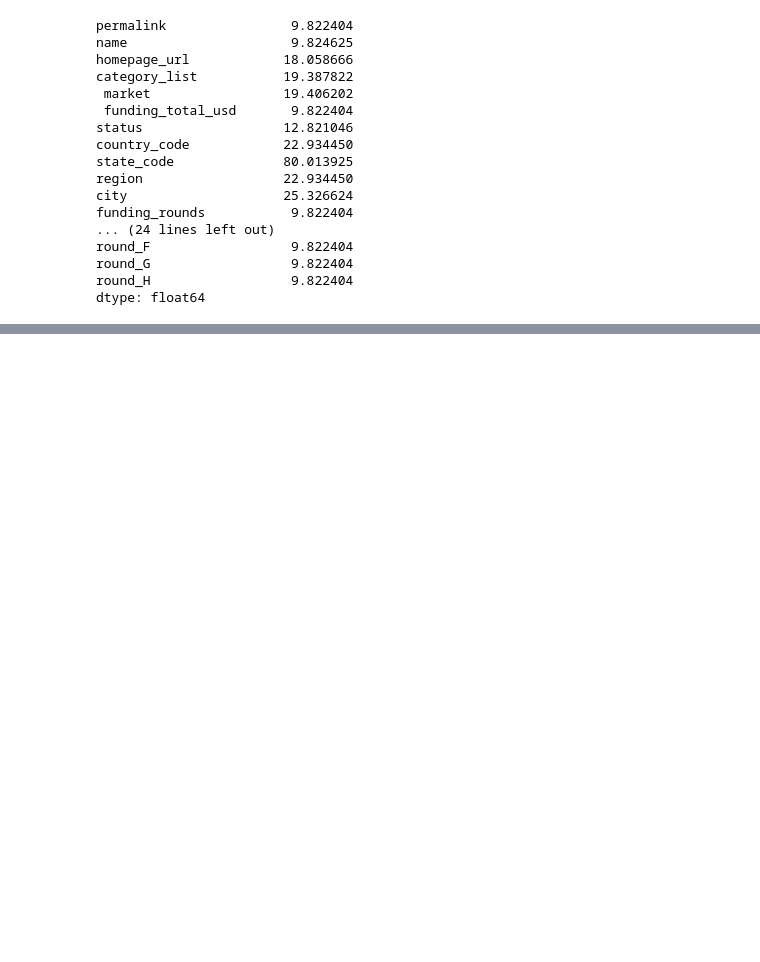
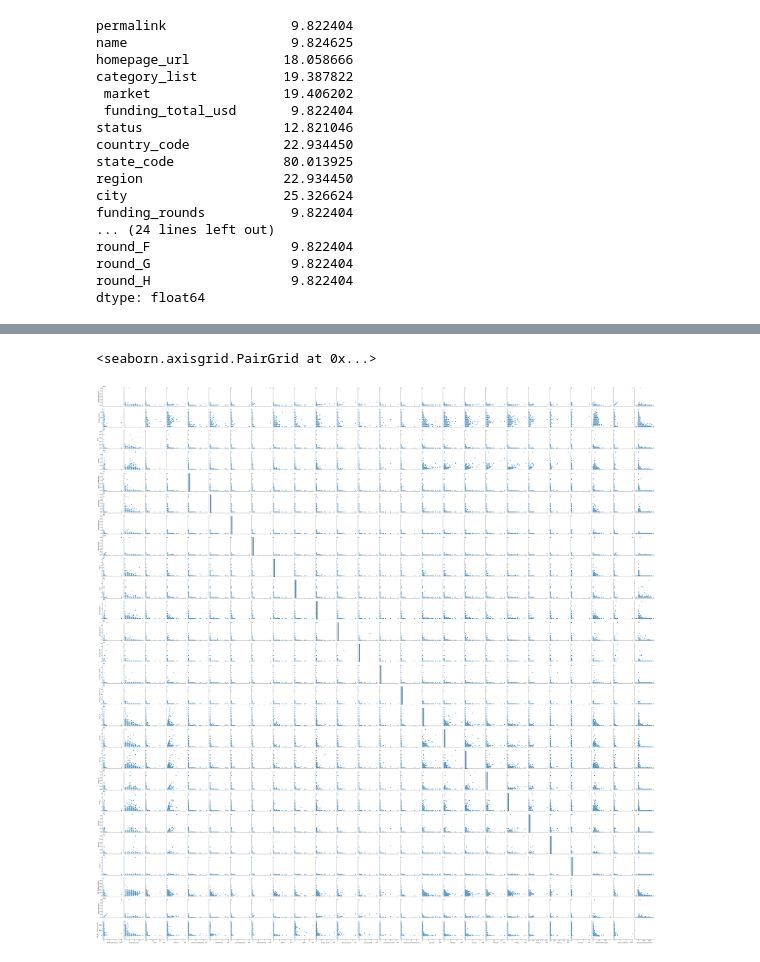
Before and after one commit to Pball01/Startup-Succes-Rate, a Jupyter notebook: Startup_Project.ipynb, the cells around one changed output, grey strips where cells are left out. Drawn from its saved outputs; the diff is of its cells as text; code cells hidden in the pictures; blank space fills up the shorter version.

```diff
--- a/Startup_Project.ipynb
+++ b/Startup_Project.ipynb
@@ -354,0 +665,2 @@ df[['founded_at', 'first_funding_at', 'last_funding_at', 'founded_year', 'founde
+# %%
+df['diff_first_funding_months'] = (df['first_funding_at'] - df['founded_at'])/np.timedelta64(1, 'M')
@@ -354,0 +690,6 @@ df[['founded_at', 'first_funding_at', 'last_funding_at', 'founded_year', 'founde
+# %%
+#sns.pairplot(df, hue='status', size=2.5)
+sns.pairplot(df.select_dtypes(include='number'))
+# %% [output]
+<seaborn.axisgrid.PairGrid at 0x...>
+[figure, added]
```
Also changed, not shown: parts of 97 cells of this notebook, 3 other files.
